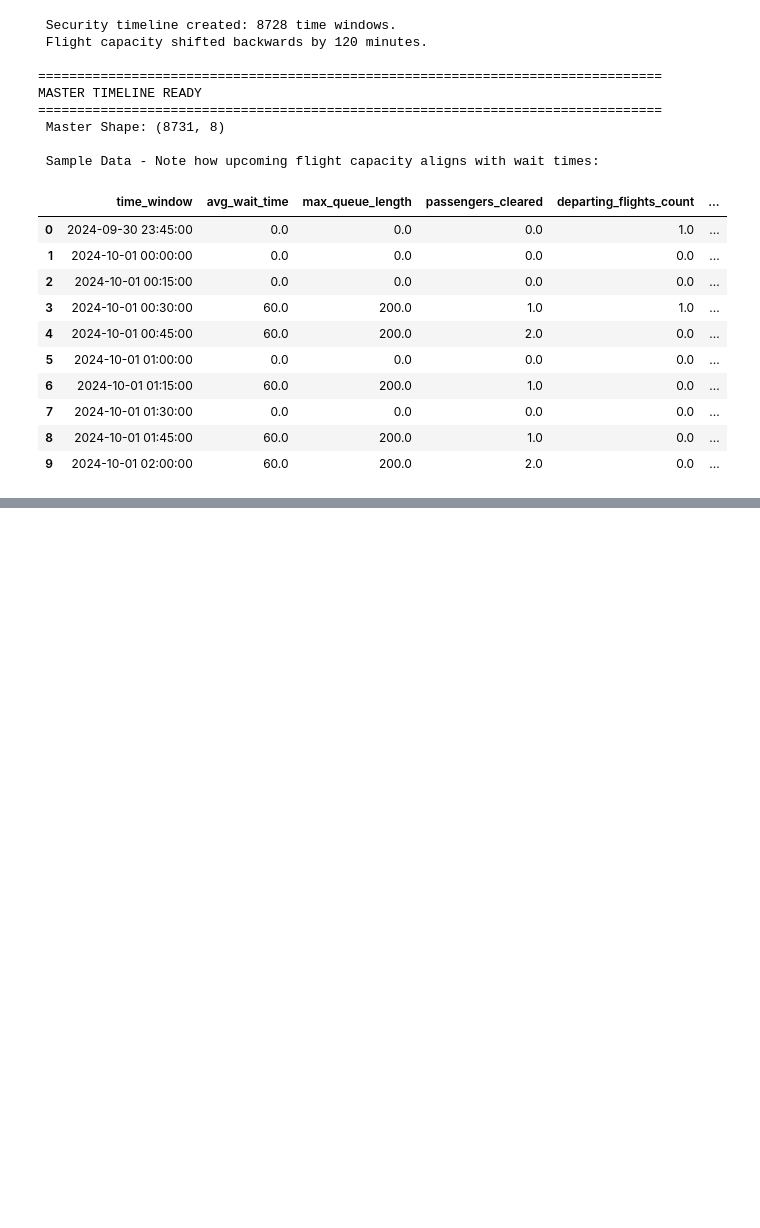
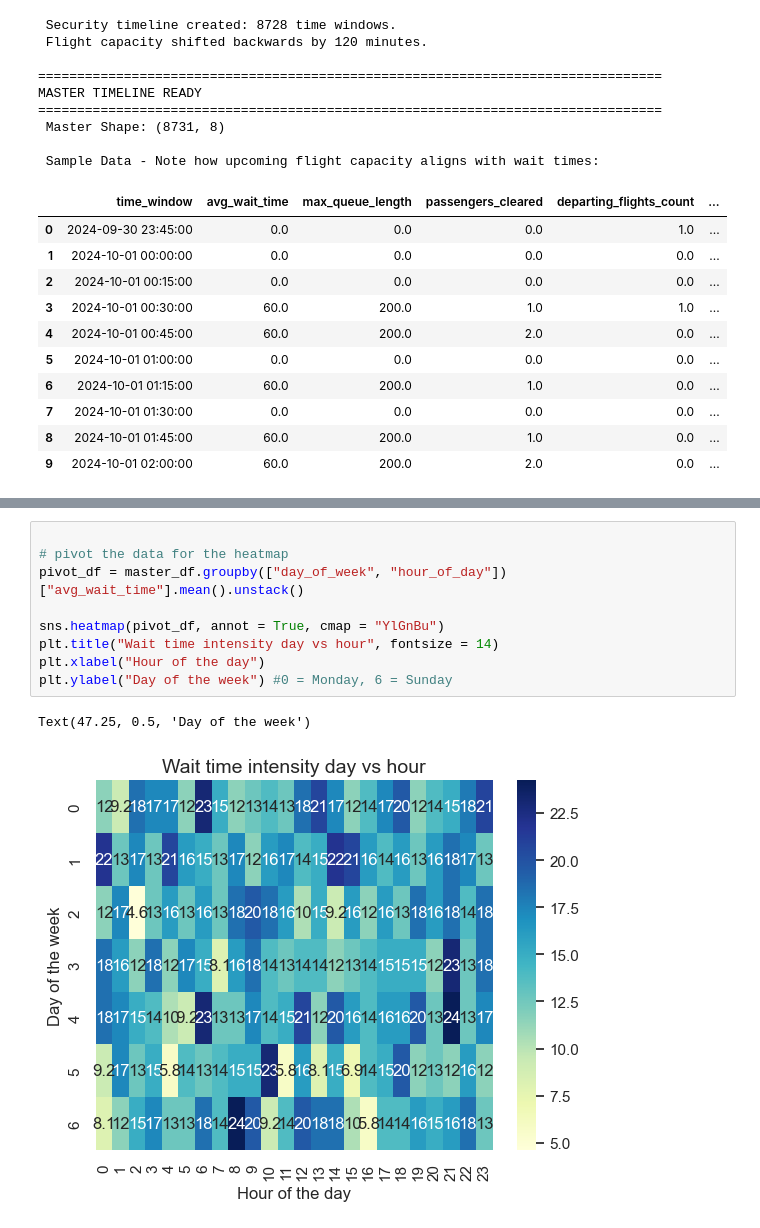
Before and after one commit to DavidBala06/Passenger_Flow_Predictor, a Jupyter notebook: notebooks/data_audit.ipynb, the cells around one changed output, grey strips where cells are left out. Cells and saved outputs as stored; diff of their text form; blank space fills up the shorter version.

```diff
--- a/notebooks/data_audit.ipynb
+++ b/notebooks/data_audit.ipynb
@@ -275,0 +276,12 @@ plt.xticks(rotation = 45)
+# %%
+
+# pivot the data for the heatmap
+pivot_df = master_df.groupby(["day_of_week", "hour_of_day"])["avg_wait_time"].mean().unstack()
+
+sns.heatmap(pivot_df, annot = True, cmap = "YlGnBu")
+plt.title("Wait time intensity day vs hour", fontsize = 14)
+plt.xlabel("Hour of the day")
+plt.ylabel("Day of the week") #0 = Monday, 6 = Sunday
+# %% [output]
+Text(47.25, 0.5, 'Day of the week')
+[figure, added]
```
Also changed, not shown: parts of 1 cell of this notebook.
